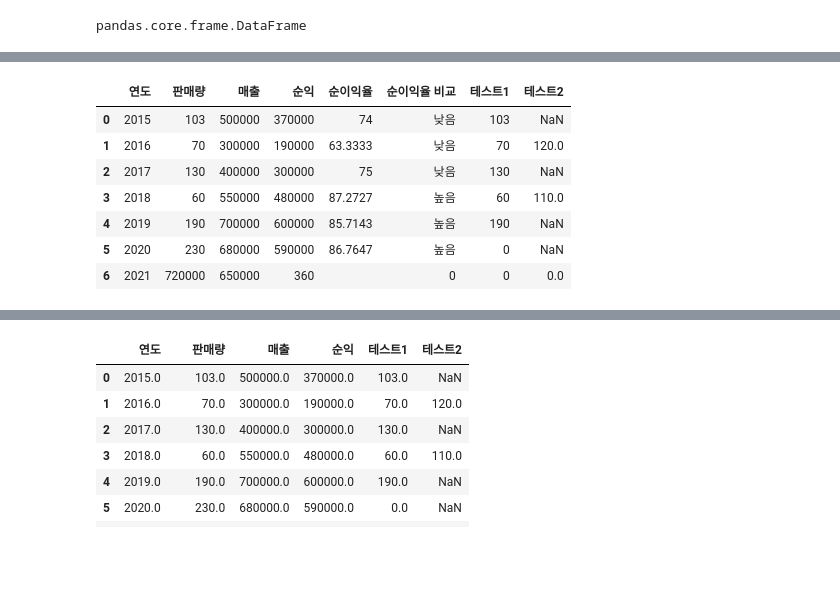
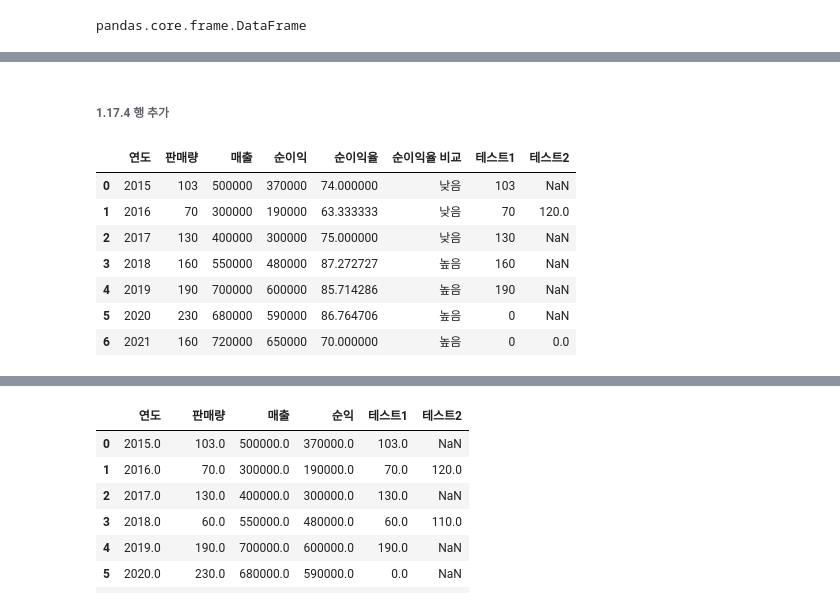
Before and after one commit to aromadsh/NLP_AromA, a Jupyter notebook: 1_Python/20210520_9일차_Pandas.ipynb, the cells around one changed output, grey strips where cells are left out. Saved outputs shown, nothing was run; the diff lists cells and outputs as text; code cells hidden in the pictures; blank space fills up the shorter version.

```diff
--- a/1_Python/20210520_9일차_Pandas.ipynb
+++ b/1_Python/20210520_9일차_Pandas.ipynb
@@ -326,14 +331,16 @@ sales_data
 | 4 | 2019 | 190 | 700000 | 600000 | 85.714286 | 높음 | 190 | NaN |
 | 5 | 2020 | 230 | 680000 | 590000 | 86.764706 | 높음 | 0 | NaN |
+# %% [markdown]
+###### 1.17.4 행 추가
 # %%
-sales_data.loc[6] = [2021, 720000, 650000, 360, '', 0, 0, 0]
+sales_data.loc[6] = [2021, 160, 720000, 650000, 70, '높음', 0, 0]
 sales_data
 # %% [output]
-|  | 연도 | 판매량 | 매출 | 순익 | 순이익율 | 순이익율 비교 | 테스트1 | 테스트2 |
-| 0 | 2015 | 103 | 500000 | 370000 | 74 | 낮음 | 103 | NaN |
-| 1 | 2016 | 70 | 300000 | 190000 | 63.3333 | 낮음 | 70 | 120.0 |
-| 2 | 2017 | 130 | 400000 | 300000 | 75 | 낮음 | 130 | NaN |
-| 3 | 2018 | 60 | 550000 | 480000 | 87.2727 | 높음 | 60 | 110.0 |
-| 4 | 2019 | 190 | 700000 | 600000 | 85.7143 | 높음 | 190 | NaN |
-| 5 | 2020 | 230 | 680000 | 590000 | 86.7647 | 높음 | 0 | NaN |
-| 6 | 2021 | 720000 | 650000 | 360 |  | 0 | 0 | 0.0 |
+|  | 연도 | 판매량 | 매출 | 순이익 | 순이익율 | 순이익율 비교 | 테스트1 | 테스트2 |
+| 0 | 2015 | 103 | 500000 | 370000 | 74.000000 | 낮음 | 103 | NaN |
+| 1 | 2016 | 70 | 300000 | 190000 | 63.333333 | 낮음 | 70 | 120.0 |
+| 2 | 2017 | 130 | 400000 | 300000 | 75.000000 | 낮음 | 130 | NaN |
+| 3 | 2018 | 160 | 550000 | 480000 | 87.272727 | 높음 | 160 | NaN |
+| 4 | 2019 | 190 | 700000 | 600000 | 85.714286 | 높음 | 190 | NaN |
+| 5 | 2020 | 230 | 680000 | 590000 | 86.764706 | 높음 | 0 | NaN |
+| 6 | 2021 | 160 | 720000 | 650000 | 70.000000 | 높음 | 0 | 0.0 |
```
Also changed, not shown: parts of 12 cells of this notebook.
